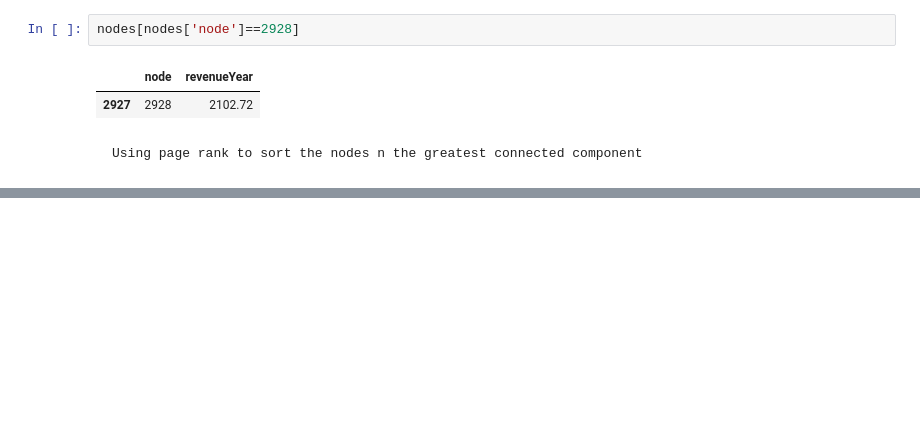
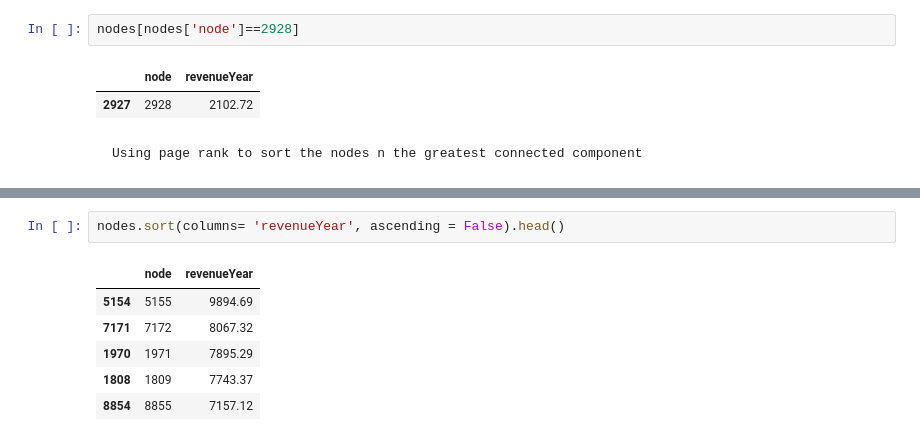
Before and after one commit to wgharbi/DataVis, a Jupyter notebook: Networks Strategy Case.ipynb, the cells around one changed output, grey strips where cells are left out. Saved outputs shown, nothing was run; the diff lists cells and outputs as text; blank space fills up the shorter version.

```diff
--- a/Networks Strategy Case.ipynb
+++ b/Networks Strategy Case.ipynb
@@ -213,0 +268,9 @@ sorted_nodes = sorted([(node, pagerank) for node, pagerank in pr.items()], key=l
+# %%
+nodes.sort(columns= 'revenueYear', ascending = False).head()
+# %% [output]
+|  | node | revenueYear |
+| 5154 | 5155 | 9894.69 |
+| 7171 | 7172 | 8067.32 |
+| 1970 | 1971 | 7895.29 |
+| 1808 | 1809 | 7743.37 |
+| 8854 | 8855 | 7157.12 |
```
Also changed, not shown: parts of 17 cells of this notebook.
